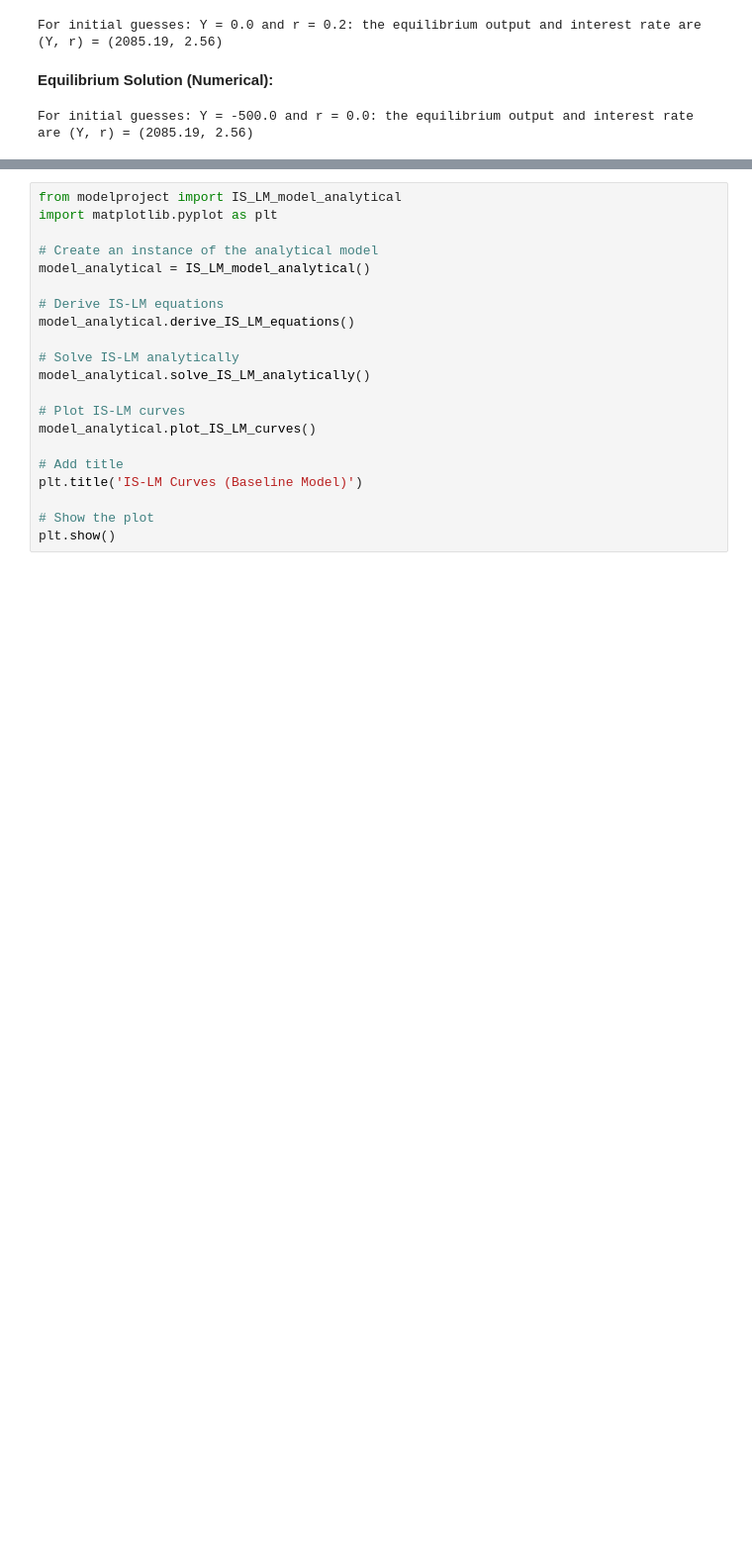
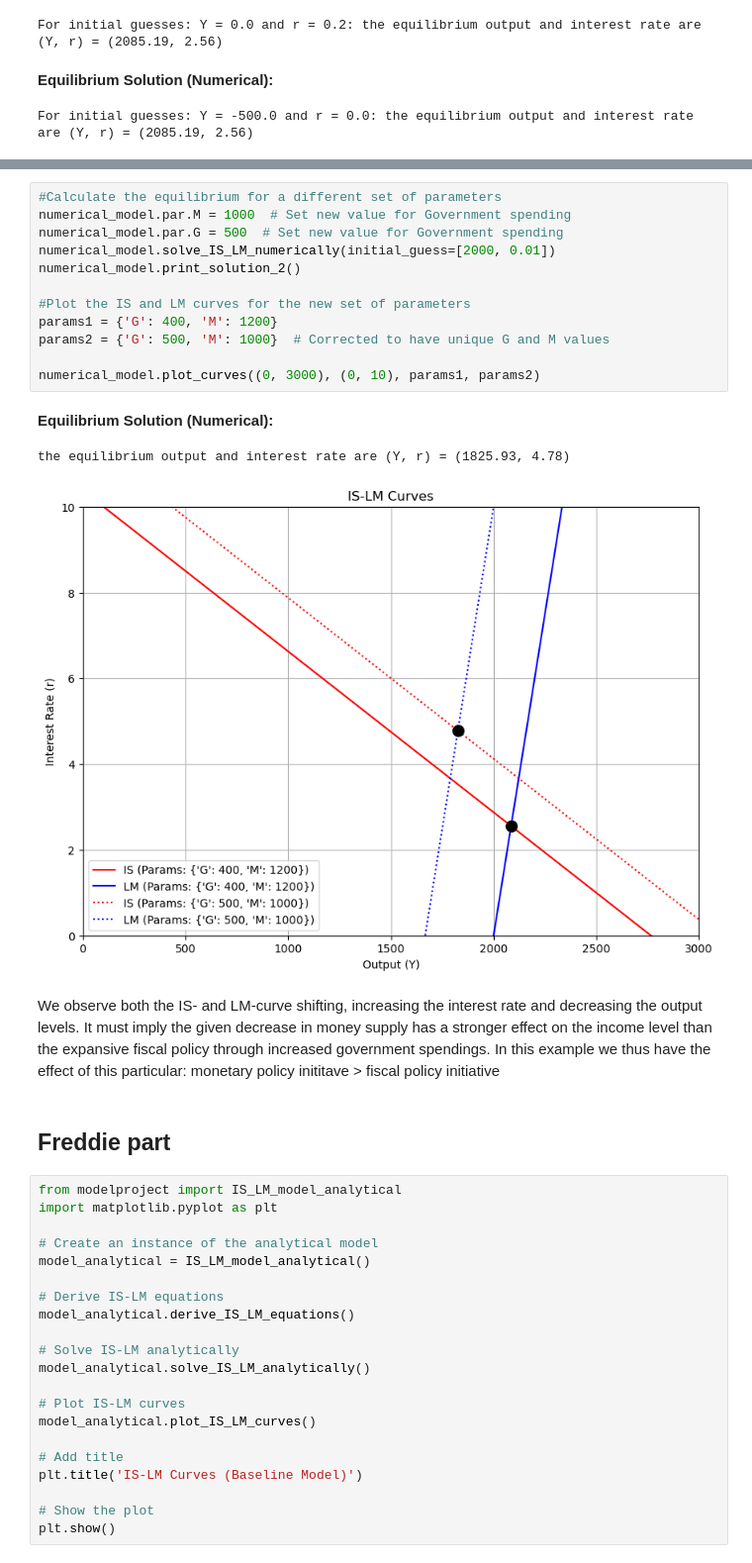
Before and after one commit to NumEconCopenhagen/projects-2024-econtechvets, a Jupyter notebook: modelproject/modelproject.ipynb, the cells around one changed output, grey strips where cells are left out. Shown at 99% size. Saved outputs shown, nothing was run; the diff lists cells and outputs as text; blank space fills up the shorter version.

```diff
--- a/modelproject/modelproject.ipynb
+++ b/modelproject/modelproject.ipynb
@@ -125,3 +165,24 @@ We notice the results for the numerical solution to be identical to the analytic
+# %%
+#Calculate the equilibrium for a different set of parameters
+numerical_model.par.M = 1000  # Set new value for Government spending
+numerical_model.par.G = 500  # Set new value for Government spending
+numerical_model.solve_IS_LM_numerically(initial_guess=[2000, 0.01])
+numerical_model.print_solution_2()
+
+#Plot the IS and LM curves for the new set of parameters
+params1 = {'G': 400, 'M': 1200}
+params2 = {'G': 500, 'M': 1000}  # Corrected to have unique G and M values
+
+numerical_model.plot_curves((0, 3000), (0, 10), params1, params2)
+# %% [output]
+Equilibrium Solution (Numerical):
+the equilibrium output and interest rate are (Y, r) = (1825.93, 4.78)
+[figure, added]
+# %% [markdown]
+We observe both the IS- and LM-curve shifting, increasing the interest rate and decreasing the output levels. It must imply the given decrease in money supply has a stronger effect on the income level than the expansive fiscal policy through increased government spendings.
+In this example we thus have the effect of this particular: monetary policy inititave > fiscal policy initiative
+# %% [markdown]
+## Freddie part
 # %%
 from modelproject import IS_LM_model_analytical
 import matplotlib.pyplot as plt
```
Also changed, not shown: parts of 15 cells of this notebook, 1 other file.
